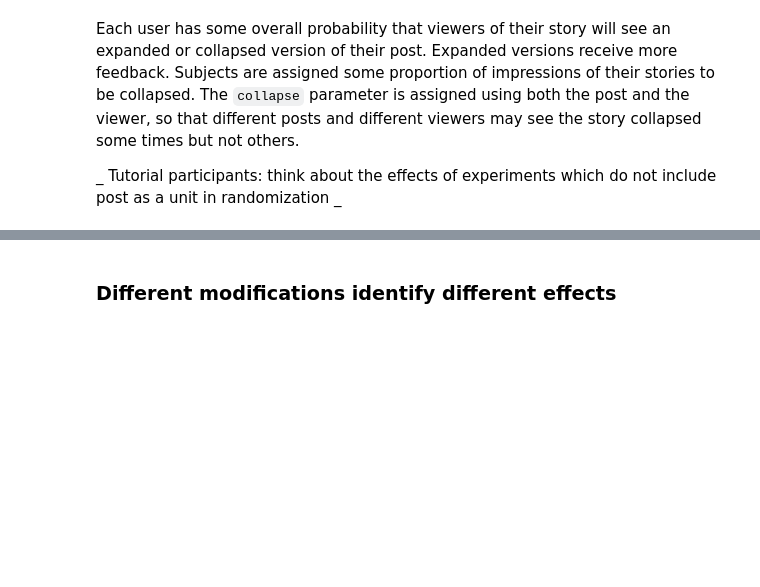
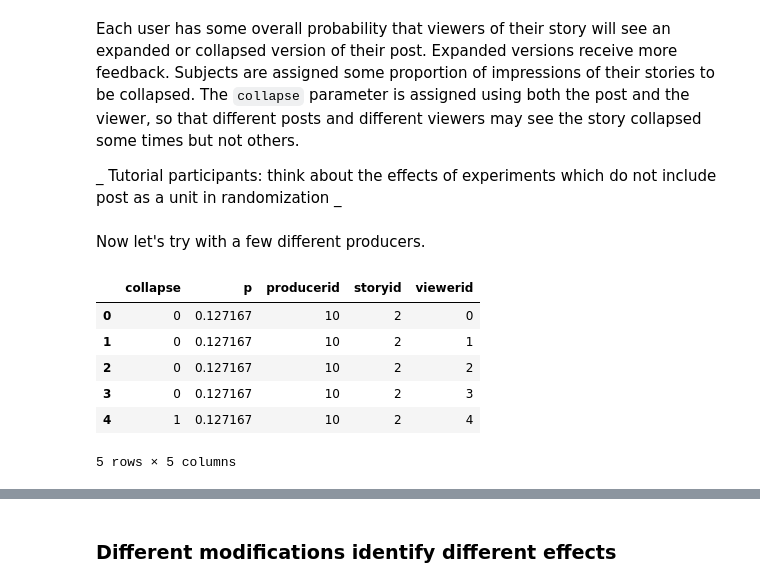
Before and after one commit to eytan/www-15-tutorial, a Jupyter notebook: 0-planout-intro.ipynb, the cells around one changed output, grey strips where cells are left out. Saved outputs shown, nothing was run; the diff lists cells and outputs as text; code cells hidden in the pictures; blank space fills up the shorter version.

```diff
--- a/0-planout-intro.ipynb
+++ b/0-planout-intro.ipynb
@@ -327,11 +336,33 @@ for p in xrange(12):
 # %% [markdown]
 Sometimes we are interested in how manipulations may in aggregate affect a subjects' outcomes. For example, **to what extent does feedback on a user's content future content production?** To answer this question, we can modulate the amount of feedback focal subjects receive by varying encouragements to peers providing feedback.
 # %%
-class ContenExperiment(SimpleExperiment):
-  def assign(self, params, userid, post, viewerid):
-    params.p = RandomFloat(min=0, max=1, unit=userid)
-    params.collapse = BernoulliTrial(p=params.p, unit=[post, viewerid])
+class ContentExperiment(SimpleExperiment):
+  def assign(self, params, producerid, storyid, viewerid):
+    params.p = RandomFloat(min=0, max=1, unit=producerid)
+    params.collapse = BernoulliTrial(p=params.p, unit=[storyid, viewerid])
+
+
+def sim_impressions(producerid, storyid):
+    viewers = range(5)
+    sim_users = [ContentExperiment(producerid=producerid, storyid=storyid, viewerid=viewerid).get_params() for viewerid in viewers]
+    df = pd.DataFrame.from_dict(sim_users)
+    df['producerid'] = producerid
+    df['storyid'] = storyid
+    df['viewerid'] = viewers
+    return df
 # %% [markdown]
 Each user has some overall probability that viewers of their story will see an expanded or collapsed version of their post. Expanded versions receive more feedback. Subjects are assigned some proportion of impressions of their stories to be collapsed. The `collapse` parameter is assigned using both the post and the viewer, so that different posts and different viewers may see the story collapsed some times but not others.
 
 _ Tutorial participants: think about the effects of experiments which do not include post as a unit in randomization _
+# %% [markdown]
+Now let's try with a few different producers.
+# %%
+sim_impressions(producerid=10, storyid=2)
+# %% [output]
+|  | collapse | p | producerid | storyid | viewerid |
+| 0 | 0 | 0.127167 | 10 | 2 | 0 |
+| 1 | 0 | 0.127167 | 10 | 2 | 1 |
+| 2 | 0 | 0.127167 | 10 | 2 | 2 |
+| 3 | 0 | 0.127167 | 10 | 2 | 3 |
+| 4 | 1 | 0.127167 | 10 | 2 | 4 |
+5 rows × 5 columns
```
Also changed, not shown: parts of 22 cells of this notebook, 2 other files.
